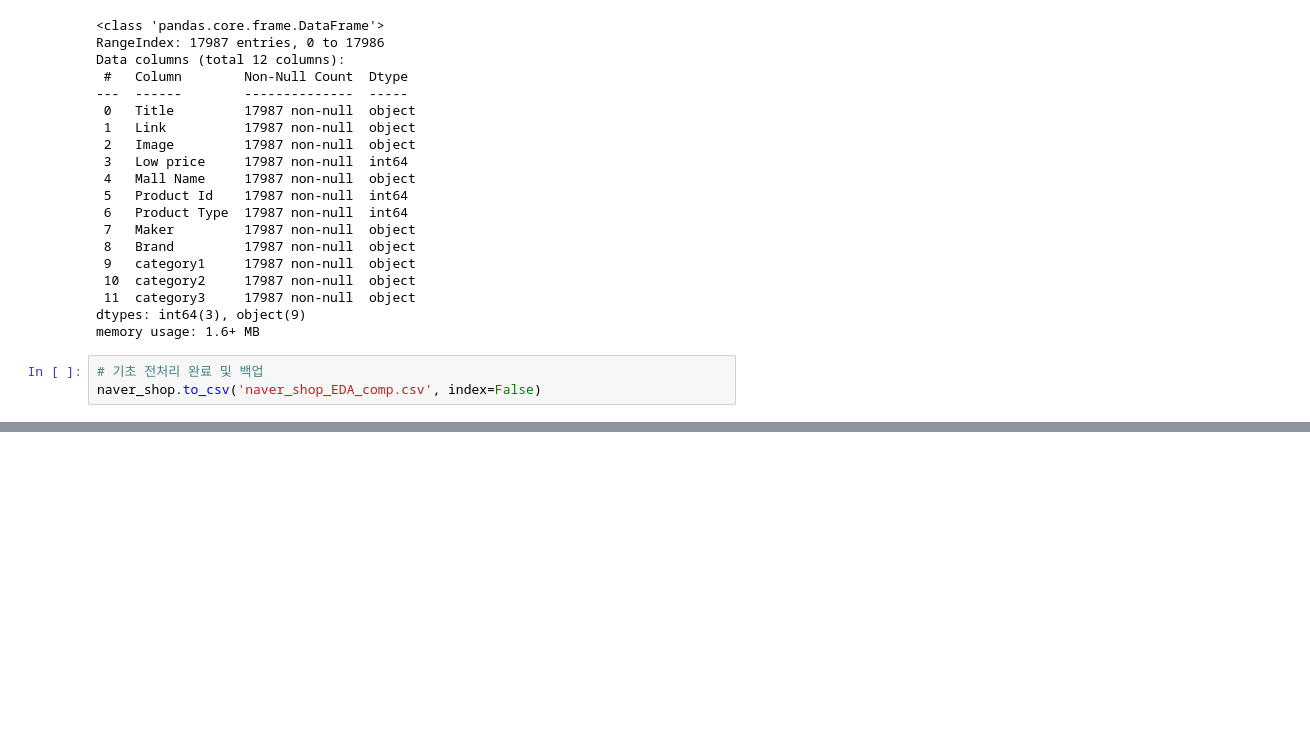
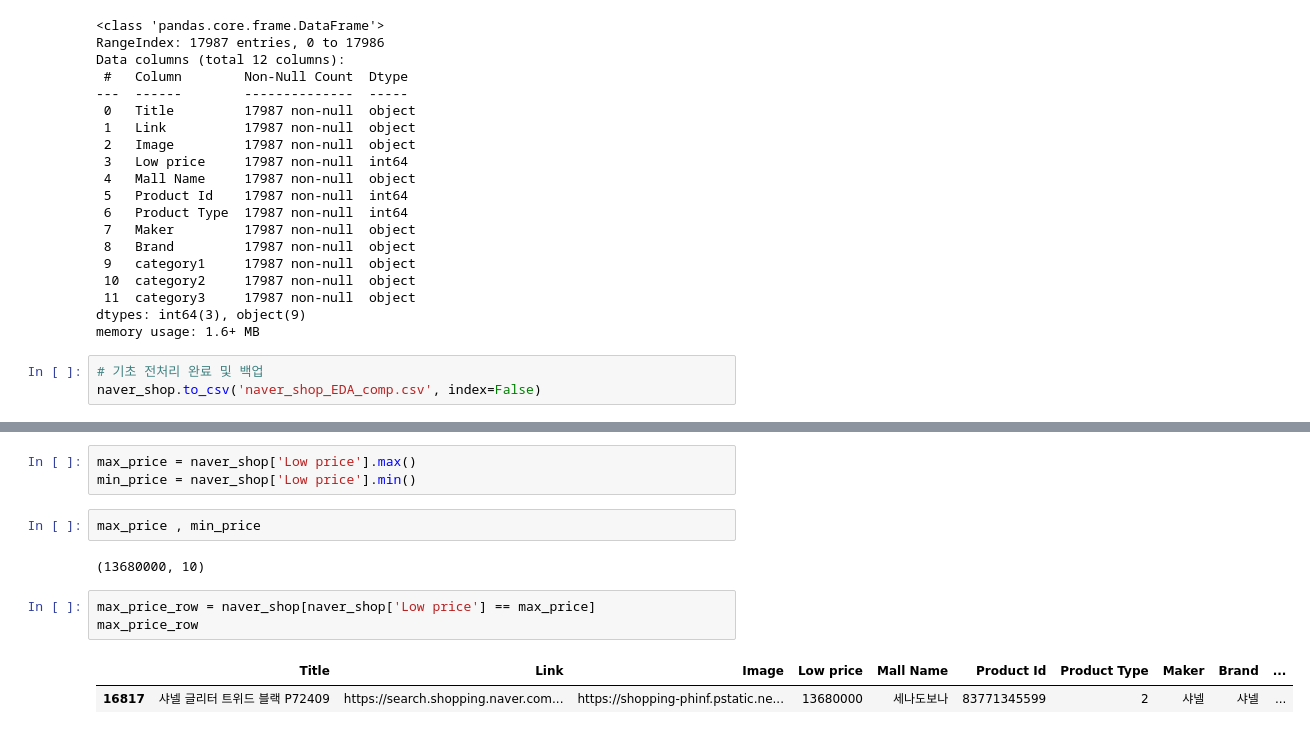
Before and after one commit to yskim1230/AIB_Section2-PJT_Modeling-Plan, a Jupyter notebook: Section2_Project_EDA.ipynb, the cells around one changed output, grey strips where cells are left out. Drawn from its saved outputs; the diff is of its cells as text; blank space fills up the shorter version.

```diff
--- a/Section2_Project_EDA.ipynb
+++ b/Section2_Project_EDA.ipynb
@@ -554,0 +559,13 @@ naver_shop.to_csv('naver_shop_EDA_comp.csv', index=False)
+# %%
+max_price = naver_shop['Low price'].max()
+min_price = naver_shop['Low price'].min()
+# %%
+max_price , min_price
+# %% [output]
+(13680000, 10)
+# %%
+max_price_row = naver_shop[naver_shop['Low price'] == max_price]
+max_price_row
+# %% [output]
+|  | Title | Link | Image | Low price | Mall Name | Product Id | Product Type | Maker | Brand | ... |
+| 16817 | 샤넬 글리터 트위드 블랙 P72409 | https://search.shopping.naver.com... | https://shopping-phinf.pstatic.ne... | 13680000 | 세나도보나 | 83771345599 | 2 | 샤넬 | 샤넬 | ... |
```
Also changed, not shown: parts of 15 cells of this notebook.
